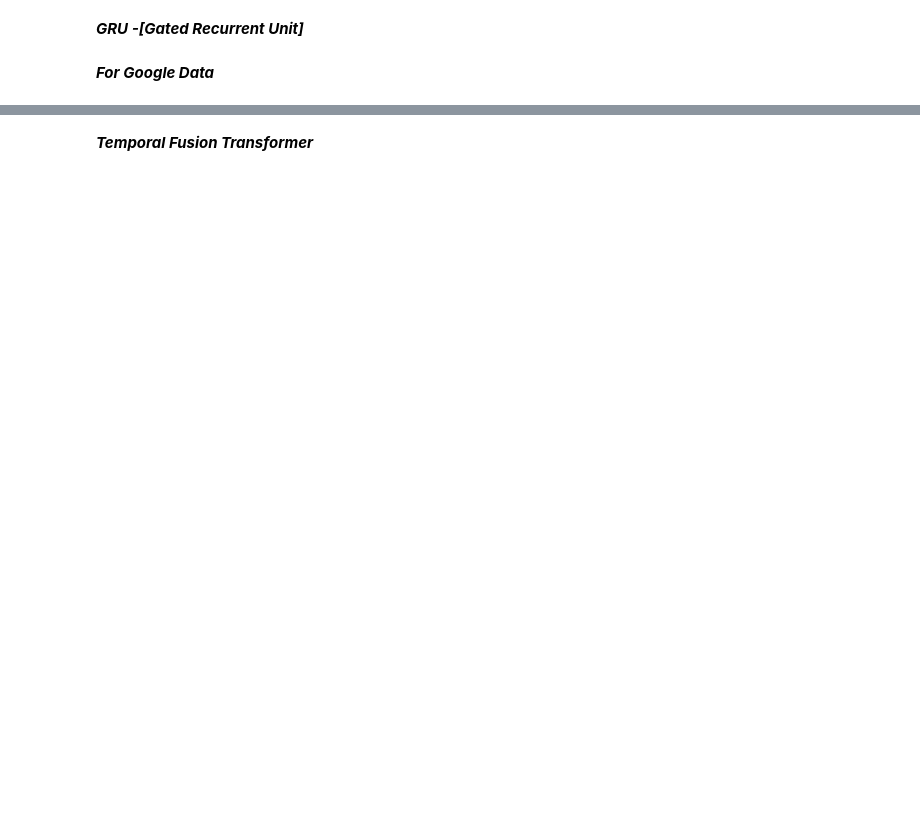
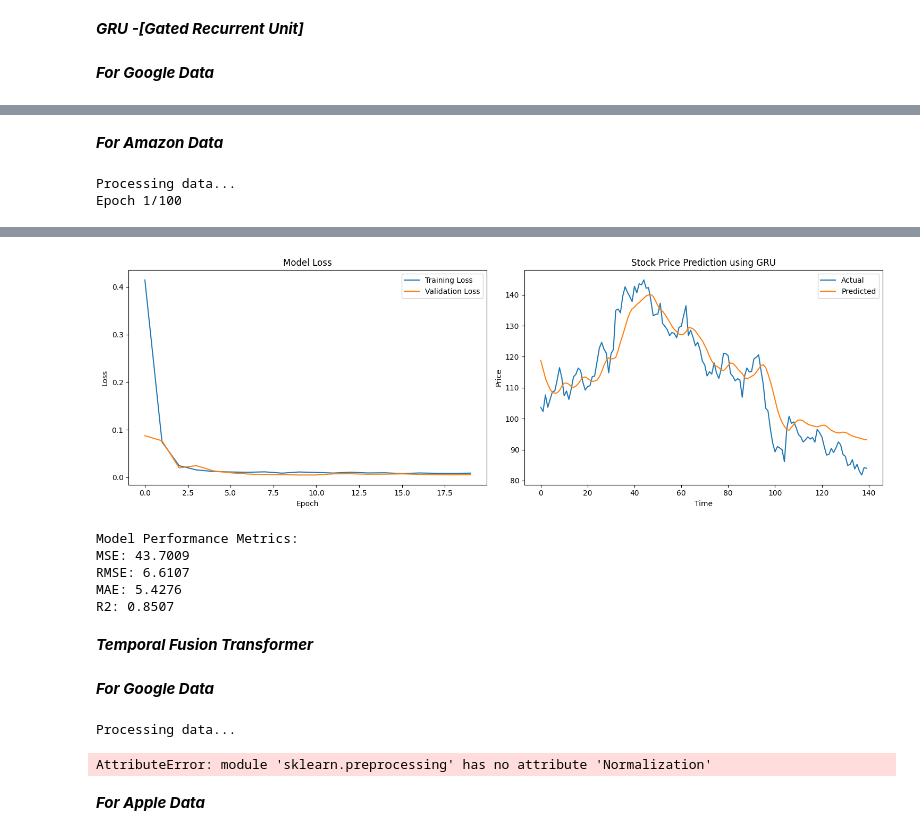
Before and after one commit to deepak-dobbala/Stock_Market_Forecasting_using_DeepLearning, a Jupyter notebook: Training/Prediction_training.ipynb, the cells around one changed output, grey strips where cells are left out. Drawn from its saved outputs; the diff is of its cells as text; code cells hidden in the pictures; blank space fills up the shorter version.

```diff
--- a/Training/Prediction_training.ipynb
+++ b/Training/Prediction_training.ipynb
@@ -470,0 +630,14 @@ R2: 0.7743
+# %% [markdown]
+***For Amazon Data***
+# %%
+result_amzn_gru=predict_stock_prices_gru(
+    amzn_data, # Single DataFrame
+    target_col='Close',         # Predict closing prices
+    sequence_length=60,         # Use 60 days of history
+    train_split=0.8,           # 80% training, 20% testing
+    units=50,                  # Number of LSTM units
+    dropout=0.2                # Dropout rate
+)
+# %% [output]
+Processing data...
+Epoch 1/100
@@ -471,2 +661,10 @@ R2: 0.7743
+[figure, added]
+Model Performance Metrics:
+MSE: 43.7009
+RMSE: 6.6107
+MAE: 5.4276
+R2: 0.8507
 # %% [markdown]
 ***Temporal Fusion Transformer***
+# %% [markdown]
+***For Google Data***
@@ -472,0 +673,14 @@ R2: 0.7743
+# %%
+result_aapl_tft=predict_stock_prices_tft(
+    aapl_data, # Single DataFrame
+    target_col='Close',         # Predict closing prices
+    sequence_length=60,         # Use 60 days of history
+    train_split=0.8,           # 80% training, 20% testing
+    dropout=0.2                # Dropout rate
+
+)
+# %% [output]
+Processing data...
+AttributeError: module 'sklearn.preprocessing' has no attribute 'Normalization'
+# %% [markdown]
+***For Apple Data***
```
Also changed, not shown: parts of 21 cells of this notebook, 1 other file.
